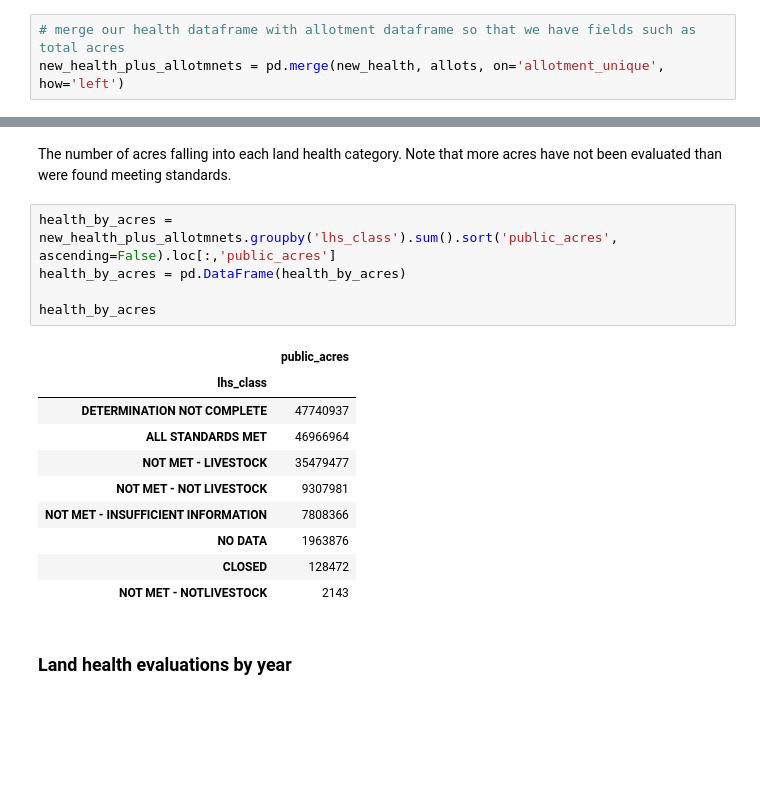
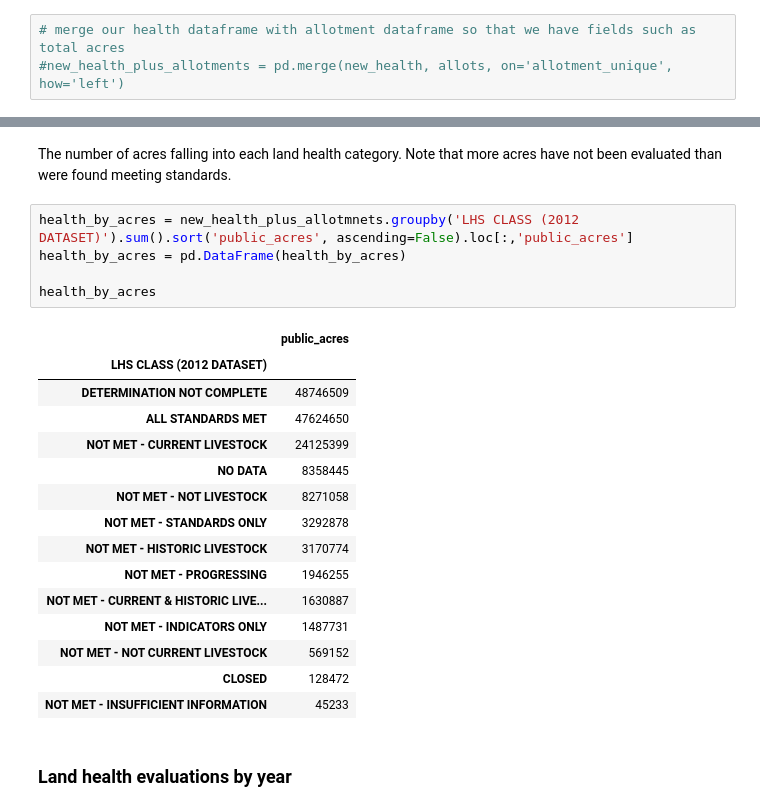
Before and after one commit to Oregon-Public-Broadcasting/rangeland, a Jupyter notebook: processing.ipynb, the cells around one changed output, grey strips where cells are left out. Drawn from its saved outputs; the diff is of its cells as text; blank space fills up the shorter version.

```diff
--- a/processing.ipynb
+++ b/processing.ipynb
@@ -664,6 +711,6 @@ Table shows only those permits that were renewed under Appropriations Act/FLPMA
 ### How many acres have been evaluated for Land Health Standards
 # %%
 # merge our health dataframe with allotment dataframe so that we have fields such as total acres
-new_health_plus_allotmnets = pd.merge(new_health, allots, on='allotment_unique', how='left')
+#new_health_plus_allotments = pd.merge(new_health, allots, on='allotment_unique', how='left')
 # %% [markdown]
 The number of allotments falling into each land health category.
@@ -686,21 +759,26 @@ health_by_allotments
 # %% [markdown]
 The number of acres falling into each land health category. Note that more acres have not been evaluated than were found meeting standards.
 # %%
-health_by_acres = new_health_plus_allotmnets.groupby('lhs_class').sum().sort('public_acres', ascending=False).loc[:,'public_acres']
+health_by_acres = new_health_plus_allotmnets.groupby('LHS CLASS (2012 DATASET)').sum().sort('public_acres', ascending=False).loc[:,'public_acres']
 health_by_acres = pd.DataFrame(health_by_acres)
 
 health_by_acres
 # %% [output]
 |  | public_acres |
-| lhs_class |  |
-| DETERMINATION NOT COMPLETE | 47740937 |
-| ALL STANDARDS MET | 46966964 |
-| NOT MET - LIVESTOCK | 35479477 |
-| NOT MET - NOT LIVESTOCK | 9307981 |
-| NOT MET - INSUFFICIENT INFORMATION | 7808366 |
-| NO DATA | 1963876 |
+| LHS CLASS (2012 DATASET) |  |
+| DETERMINATION NOT COMPLETE | 48746509 |
+| ALL STANDARDS MET | 47624650 |
+| NOT MET - CURRENT LIVESTOCK | 24125399 |
+| NO DATA | 8358445 |
+| NOT MET - NOT LIVESTOCK | 8271058 |
+| NOT MET - STANDARDS ONLY | 3292878 |
+| NOT MET - HISTORIC LIVESTOCK | 3170774 |
+| NOT MET - PROGRESSING | 1946255 |
+| NOT MET - CURRENT & HISTORIC LIVE... | 1630887 |
+| NOT MET - INDICATORS ONLY | 1487731 |
+| NOT MET - NOT CURRENT LIVESTOCK | 569152 |
 | CLOSED | 128472 |
-| NOT MET - NOTLIVESTOCK | 2143 |
+| NOT MET - INSUFFICIENT INFORMATION | 45233 |
 # %% [markdown]
 ### Land health evaluations by year
 # %%
```
Also changed, not shown: parts of 9 cells of this notebook, 13 other files.
